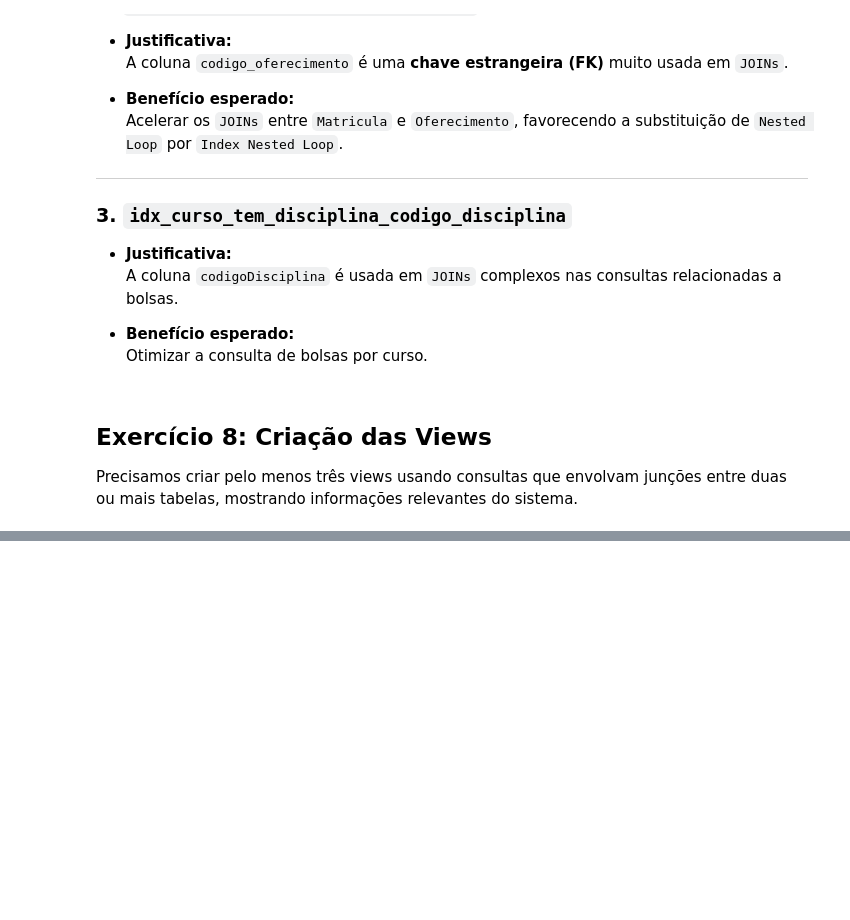
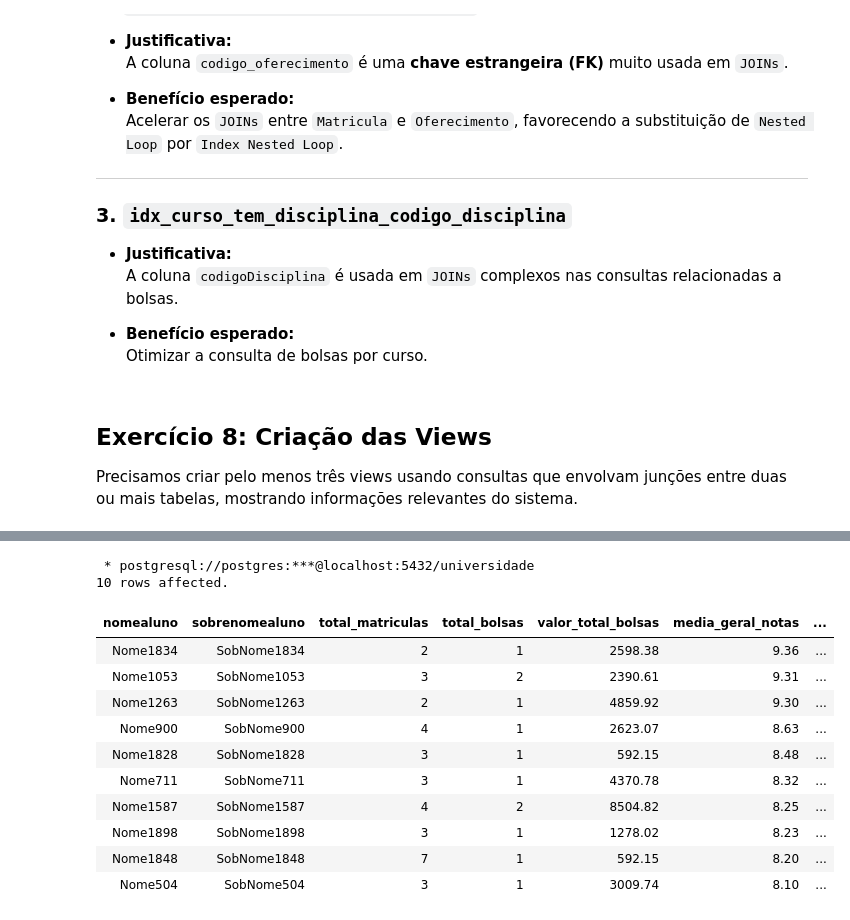
Before and after one commit to EnzoTM/TrabalhoFinalBD, a Jupyter notebook: trabalho_final_bd.ipynb, the cells around one changed output, grey strips where cells are left out. Saved outputs shown, nothing was run; the diff lists cells and outputs as text; code cells hidden in the pictures; blank space fills up the shorter version.

```diff
--- a/trabalho_final_bd.ipynb
+++ b/trabalho_final_bd.ipynb
@@ -1068,0 +715,23 @@ Precisamos criar pelo menos três views usando consultas que envolvam junções
+# %%
+%%sql
+-- Teste da VIEW 3: Alunos com bolsas e bom desempenho
+SELECT nomeAluno, sobrenomeAluno, total_matriculas, total_bolsas,
+       valor_total_bolsas, media_geral_notas, status_academico
+FROM vw_status_aluno
+WHERE total_bolsas > 0
+ORDER BY media_geral_notas DESC
+LIMIT 10;
+# %% [output]
+ * postgresql://postgres:***@localhost:5432/universidade
+10 rows affected.
+| nomealuno | sobrenomealuno | total_matriculas | total_bolsas | valor_total_bolsas | media_geral_notas | ... |
+| Nome1834 | SobNome1834 | 2 | 1 | 2598.38 | 9.36 | ... |
+| Nome1053 | SobNome1053 | 3 | 2 | 2390.61 | 9.31 | ... |
+| Nome1263 | SobNome1263 | 2 | 1 | 4859.92 | 9.30 | ... |
+| Nome900 | SobNome900 | 4 | 1 | 2623.07 | 8.63 | ... |
+| Nome1828 | SobNome1828 | 3 | 1 | 592.15 | 8.48 | ... |
+| Nome711 | SobNome711 | 3 | 1 | 4370.78 | 8.32 | ... |
+| Nome1587 | SobNome1587 | 4 | 2 | 8504.82 | 8.25 | ... |
+| Nome1898 | SobNome1898 | 3 | 1 | 1278.02 | 8.23 | ... |
+| Nome1848 | SobNome1848 | 7 | 1 | 592.15 | 8.20 | ... |
+| Nome504 | SobNome504 | 3 | 1 | 3009.74 | 8.10 | ... |
```
Also changed, not shown: parts of 28 cells of this notebook, 2 other files.
